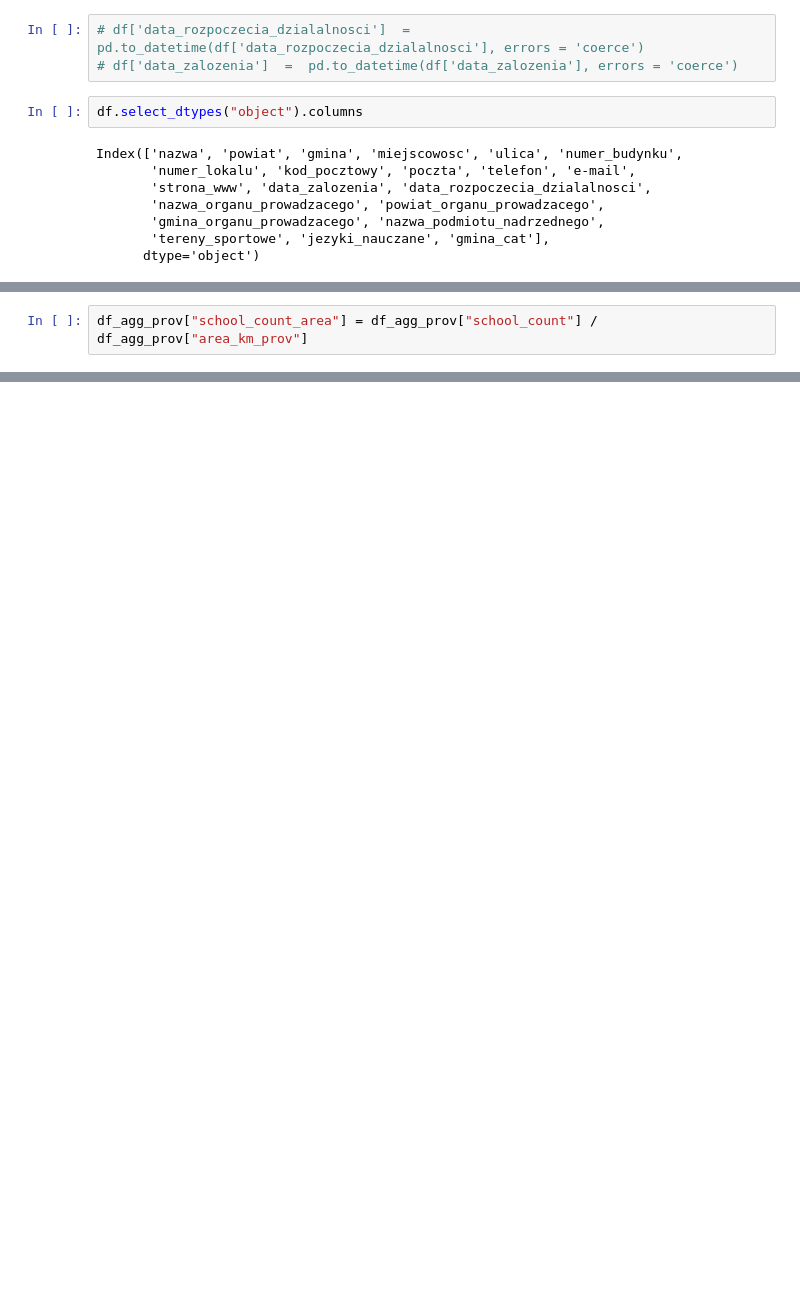
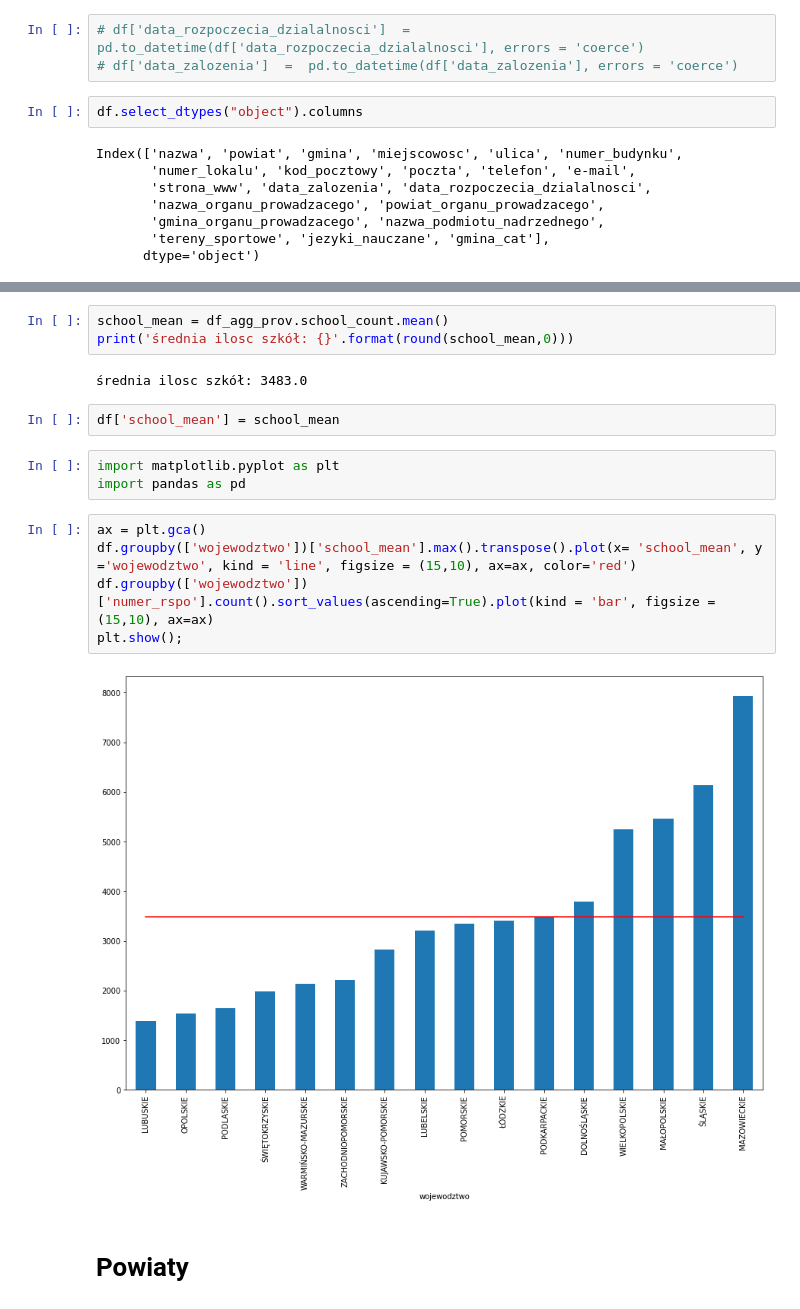
Before and after one commit to DataWorkshop-Foundation/way-to-school, a Jupyter notebook: notebooks/EDA.ipynb, the cells around one changed output, grey strips where cells are left out. Cells and saved outputs as stored; diff of their text form; blank space fills up the shorter version.

```diff
--- a/notebooks/EDA.ipynb
+++ b/notebooks/EDA.ipynb
@@ -367,5 +643,3 @@ df_agg_prov = (
     )
     .reset_index()
 )
-# %%
-df_agg_prov["school_count_area"] = df_agg_prov["school_count"] / df_agg_prov["area_km_prov"]
@@ -392,3 +670,22 @@ df_agg_prov.sort_values(by="school_count_area", ascending=False)
+# %%
+school_mean = df_agg_prov.school_count.mean()
+print('średnia ilosc szkół: {}'.format(round(school_mean,0)))
+# %% [output]
+średnia ilosc szkół: 3483.0
+# %%
+df['school_mean'] = school_mean
+# %%
+import matplotlib.pyplot as plt
+import pandas as pd
+# %%
+ax = plt.gca()
+df.groupby(['wojewodztwo'])['school_mean'].max().transpose().plot(x= 'school_mean', y ='wojewodztwo', kind = 'line', figsize = (15,10), ax=ax, color='red')
+df.groupby(['wojewodztwo'])['numer_rspo'].count().sort_values(ascending=True).plot(kind = 'bar', figsize = (15,10), ax=ax)
+plt.show();
+# %% [output]
+[figure, added]
+# %% [markdown]
+# Powiaty
 # %%
 df_agg_dist = (
     df.groupby(["powiat", "wojewodztwo"])
```
Also changed, not shown: parts of 82 cells of this notebook.
